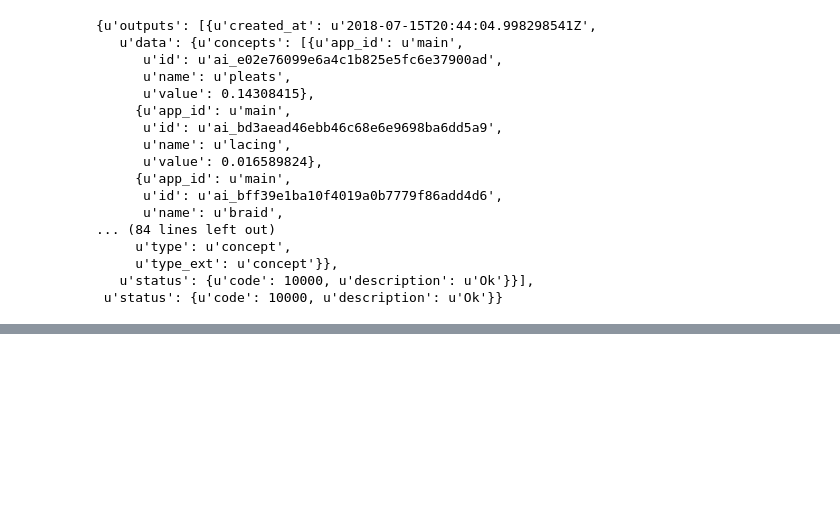
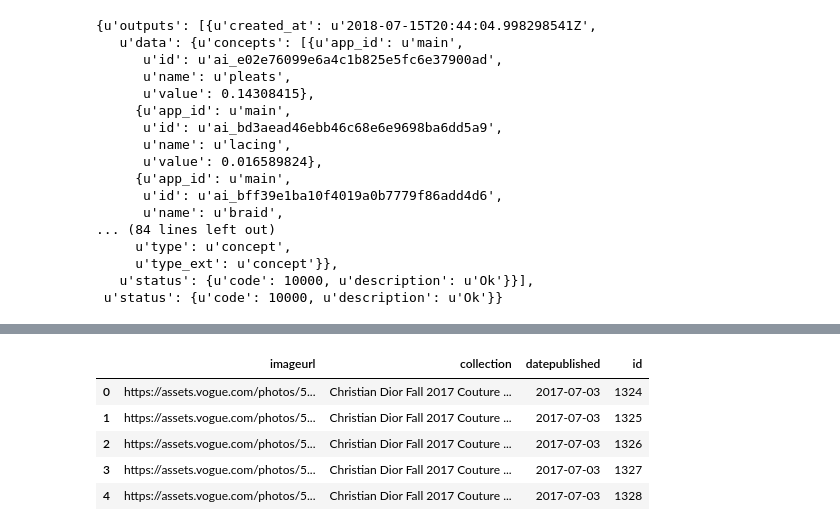
Before and after one commit to rajdeep07/Crux, a Jupyter notebook: Vogue.ipynb, the cells around one changed output, grey strips where cells are left out. Saved outputs shown, nothing was run; the diff lists cells and outputs as text; code cells hidden in the pictures; blank space fills up the shorter version.

```diff
--- a/Vogue.ipynb
+++ b/Vogue.ipynb
@@ -143,0 +138,9 @@ model.predict_by_url(url='https://assets.vogue.com/photos/595a6e6ca236912379c91c
+# %%
+df.head()
+# %% [output]
+|  | imageurl | collection | datepublished | id |
+| 0 | https://assets.vogue.com/photos/5... | Christian Dior Fall 2017 Couture ... | 2017-07-03 | 1324 |
+| 1 | https://assets.vogue.com/photos/5... | Christian Dior Fall 2017 Couture ... | 2017-07-03 | 1325 |
+| 2 | https://assets.vogue.com/photos/5... | Christian Dior Fall 2017 Couture ... | 2017-07-03 | 1326 |
+| 3 | https://assets.vogue.com/photos/5... | Christian Dior Fall 2017 Couture ... | 2017-07-03 | 1327 |
+| 4 | https://assets.vogue.com/photos/5... | Christian Dior Fall 2017 Couture ... | 2017-07-03 | 1328 |
```
Also changed, not shown: parts of 11 cells of this notebook, 1 other file.
